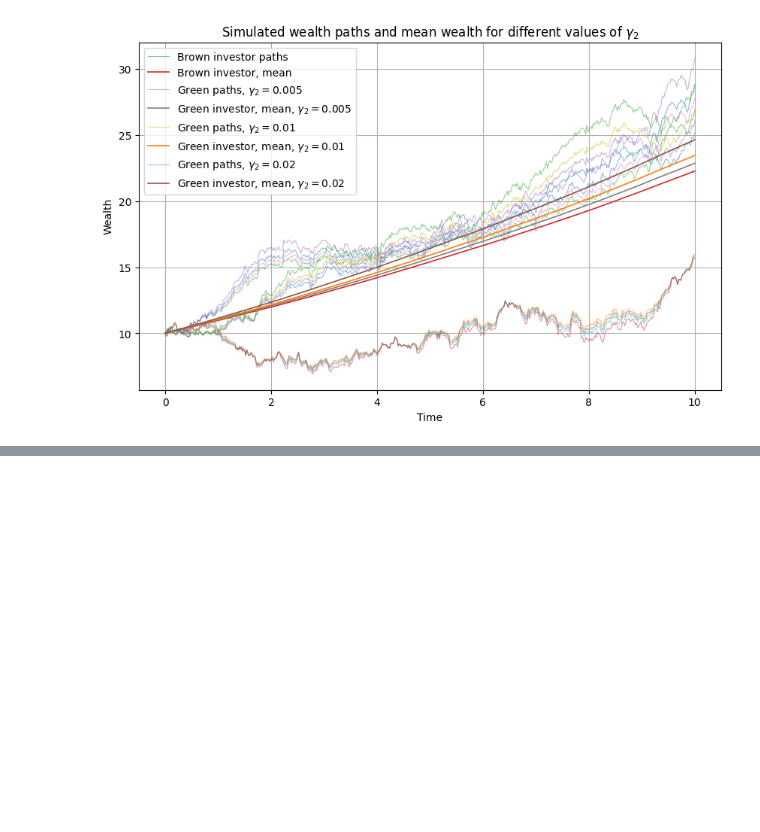
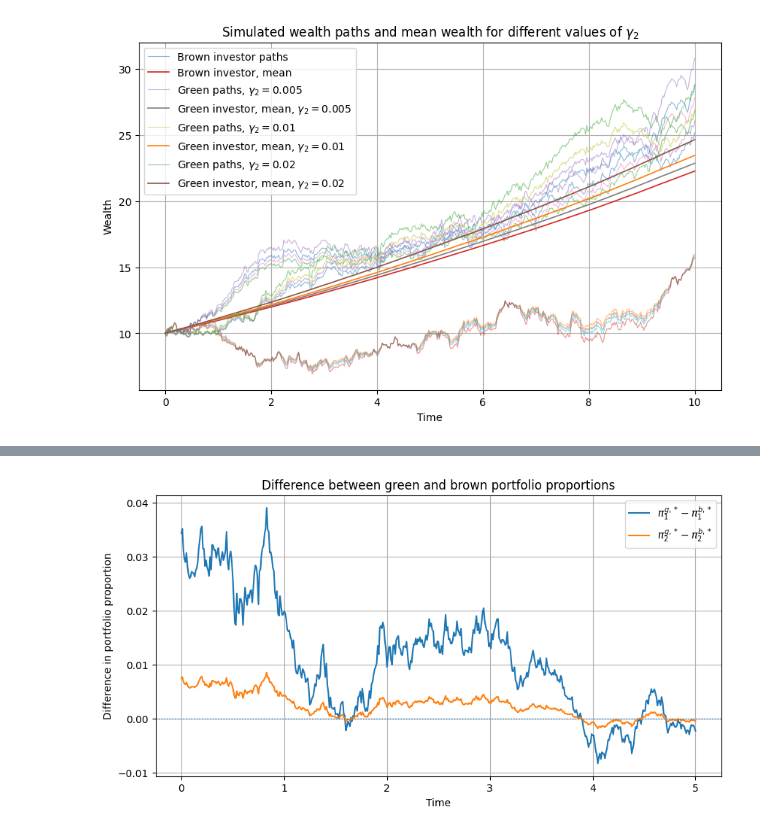
Before and after one commit to sofianbendt/Bachelor, a Jupyter notebook: Numerical.ipynb, the cells around one changed output, grey strips where cells are left out. Cells and saved outputs as stored; diff of their text form; code cells hidden in the pictures; blank space fills up the shorter version.

```diff
--- a/Numerical.ipynb
+++ b/Numerical.ipynb
@@ -542,0 +640,15 @@ plt.show()
+# %%
+plt.figure(figsize=(10, 5))
+
+plt.plot(time, pi_g[:, 0] - pi_b[:, 0], label=r"$\pi_1^{g,*}-\pi_1^{b,*}$")
+plt.plot(time, pi_g[:, 1] - pi_b[:, 1], label=r"$\pi_2^{g,*}-\pi_2^{b,*}$")
+
+plt.axhline(0, linestyle=":", linewidth=1)
+plt.xlabel("Time")
+plt.ylabel("Difference in portfolio proportion")
+plt.title("Difference between green and brown portfolio proportions")
+plt.grid(True)
+plt.legend()
+plt.show()
+# %% [output]
+[figure, added]
```
Also changed, not shown: parts of 7 cells of this notebook.
